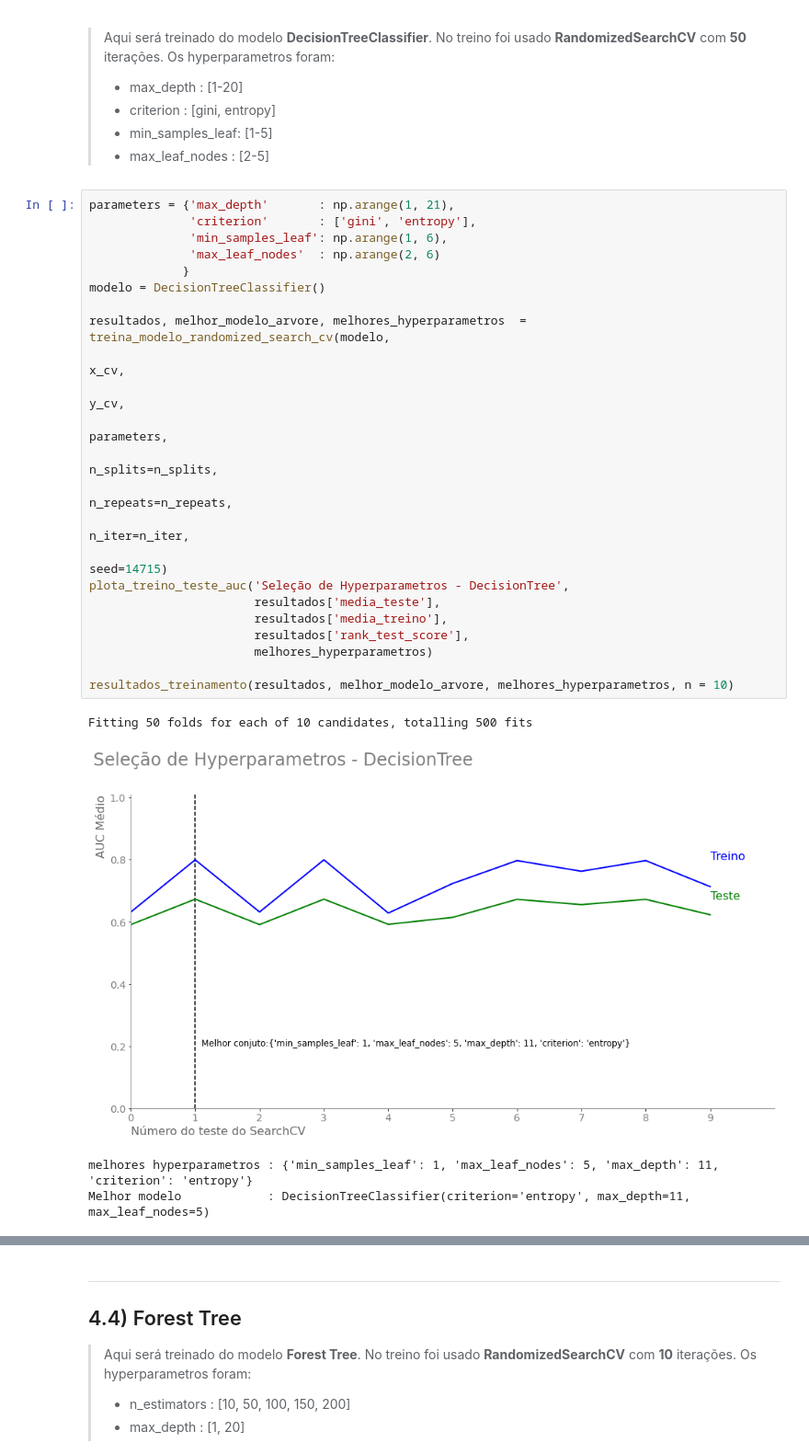
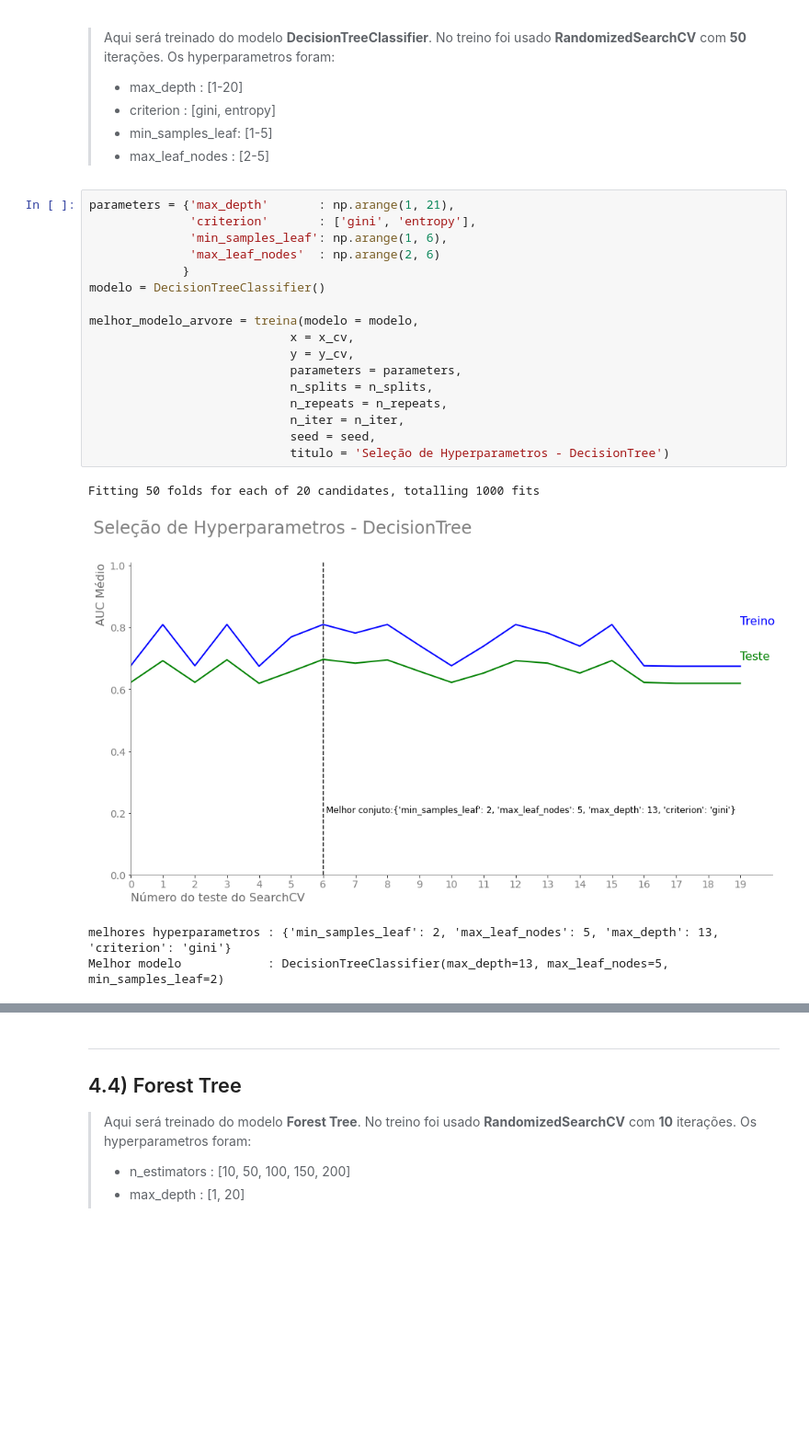
Before and after one commit to HenriqueCCdA/BC_DS_Projeto_Final, a Jupyter notebook: Notebooks/ML/treinamentos.ipynb, the cells around one changed output, grey strips where cells are left out. Shown at 92% size. Drawn from its saved outputs; the diff is of its cells as text; blank space fills up the shorter version.

```diff
--- a/Notebooks/ML/treinamentos.ipynb
+++ b/Notebooks/ML/treinamentos.ipynb
@@ -223,28 +279,22 @@ Melhor modelo            : LogisticRegression(C=0.166637109933518, max_iter=1000
 # %%
 parameters = {'max_depth'       : np.arange(1, 21),
               'criterion'       : ['gini', 'entropy'],
               'min_samples_leaf': np.arange(1, 6),
               'max_leaf_nodes'  : np.arange(2, 6)
              }
 modelo = DecisionTreeClassifier()
 
-resultados, melhor_modelo_arvore, melhores_hyperparametros  = treina_modelo_randomized_search_cv(modelo,
-                                                                                            x_cv,
-                                                                                            y_cv,
-                                                                                            parameters,
-                                                                                            n_splits=n_splits,
-                                                                                            n_repeats=n_repeats,
-                                                                                            n_iter=n_iter,
-                                                                                            seed=14715)
-plota_treino_teste_auc('Seleção de Hyperparametros - DecisionTree',
-                       resultados['media_teste'],
-                       resultados['media_treino'],
-                       resultados['rank_test_score'],
-                       melhores_hyperparametros)
-
-resultados_treinamento(resultados, melhor_modelo_arvore, melhores_hyperparametros, n = 10)
+melhor_modelo_arvore = treina(modelo = modelo,
+                            x = x_cv,
+                            y = y_cv,
+                            parameters = parameters,
+                            n_splits = n_splits,
+                            n_repeats = n_repeats,
+                            n_iter = n_iter,
+                            seed = seed,
+                            titulo = 'Seleção de Hyperparametros - DecisionTree')
 # %% [output]
-Fitting 50 folds for each of 10 candidates, totalling 500 fits
+Fitting 50 folds for each of 20 candidates, totalling 1000 fits
-[figure, old version]
+[figure, new version]
-melhores hyperparametros : {'min_samples_leaf': 1, 'max_leaf_nodes': 5, 'max_depth': 11, 'criterion': 'entropy'}
-Melhor modelo            : DecisionTreeClassifier(criterion='entropy', max_depth=11, max_leaf_nodes=5)
+melhores hyperparametros : {'min_samples_leaf': 2, 'max_leaf_nodes': 5, 'max_depth': 13, 'criterion': 'gini'}
+Melhor modelo            : DecisionTreeClassifier(max_depth=13, max_leaf_nodes=5, min_samples_leaf=2)
```
Also changed, not shown: parts of 19 cells of this notebook.
